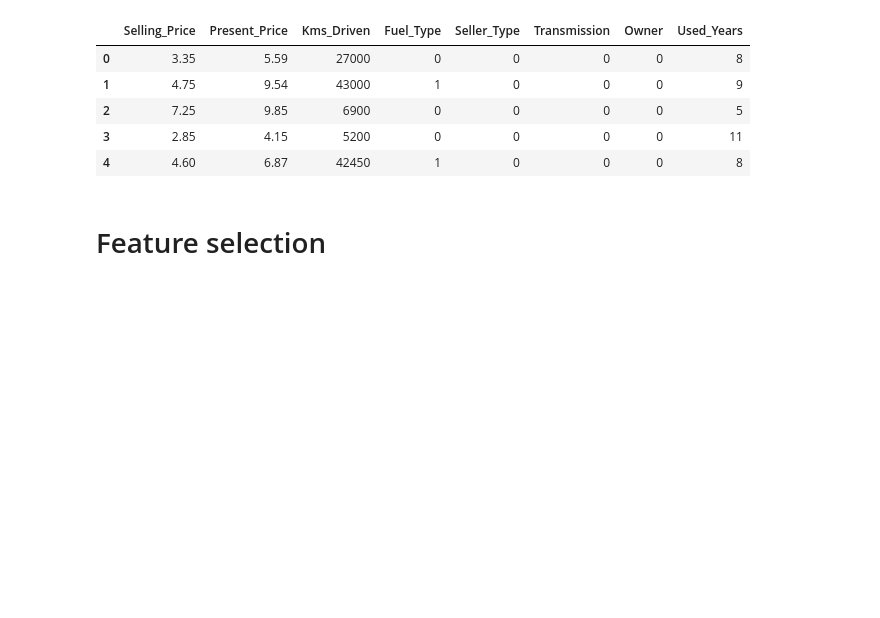
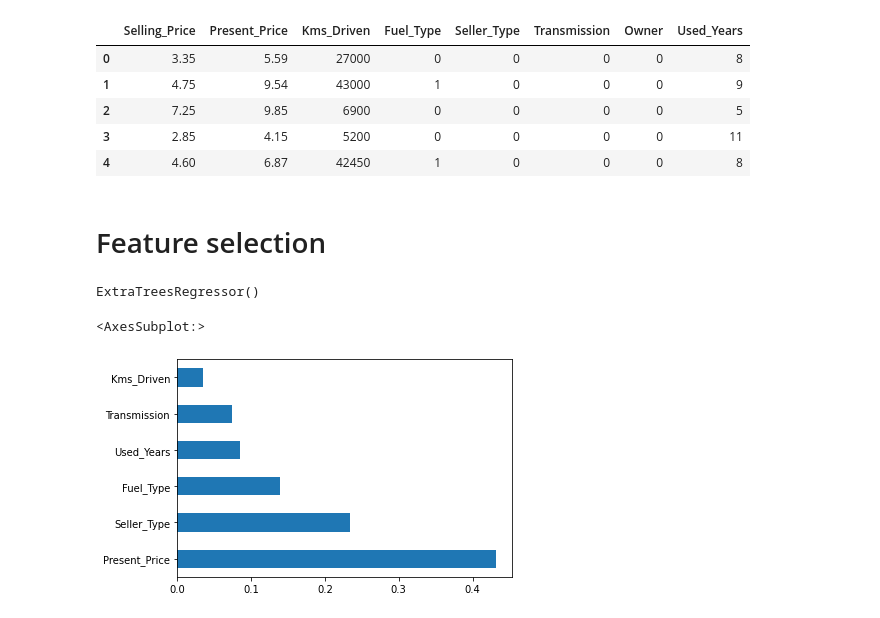
Before and after one commit to IT18122138/ML_Assignment2_IT18122138_IT19022116_IT19173696_IT19114422, a Jupyter notebook: Assessment02 .ipynb, the cells around one changed output. Drawn from its saved outputs; the diff is of its cells as text; code cells hidden in the pictures; blank space fills up the shorter version.

Commit message:
feature selection and model build

```diff
--- a/Assessment02 .ipynb
+++ b/Assessment02 .ipynb
@@ -136,3 +136,19 @@ data.head()
 | 4 | 4.60 | 6.87 | 42450 | 1 | 0 | 0 | 0 | 8 |
 # %% [markdown]
 # Feature selection
+# %%
+Depend=data.iloc[:,1:] #dependent variables and independent variables
+Independent=data.iloc[:,0]
+# %%
+# Feature Importance
+from sklearn.ensemble import ExtraTreesRegressor
+model=ExtraTreesRegressor()
+model.fit(Depend,Independent)
+# %% [output]
+ExtraTreesRegressor()
+# %%
+#Identify features related to dataset
+pd.Series(model.feature_importances_, index=Depend.columns).nlargest(6).plot(kind='barh')
+# %% [output]
+<AxesSubplot:>
+[figure, added]
```
Also changed, not shown: parts of 19 cells of this notebook.
